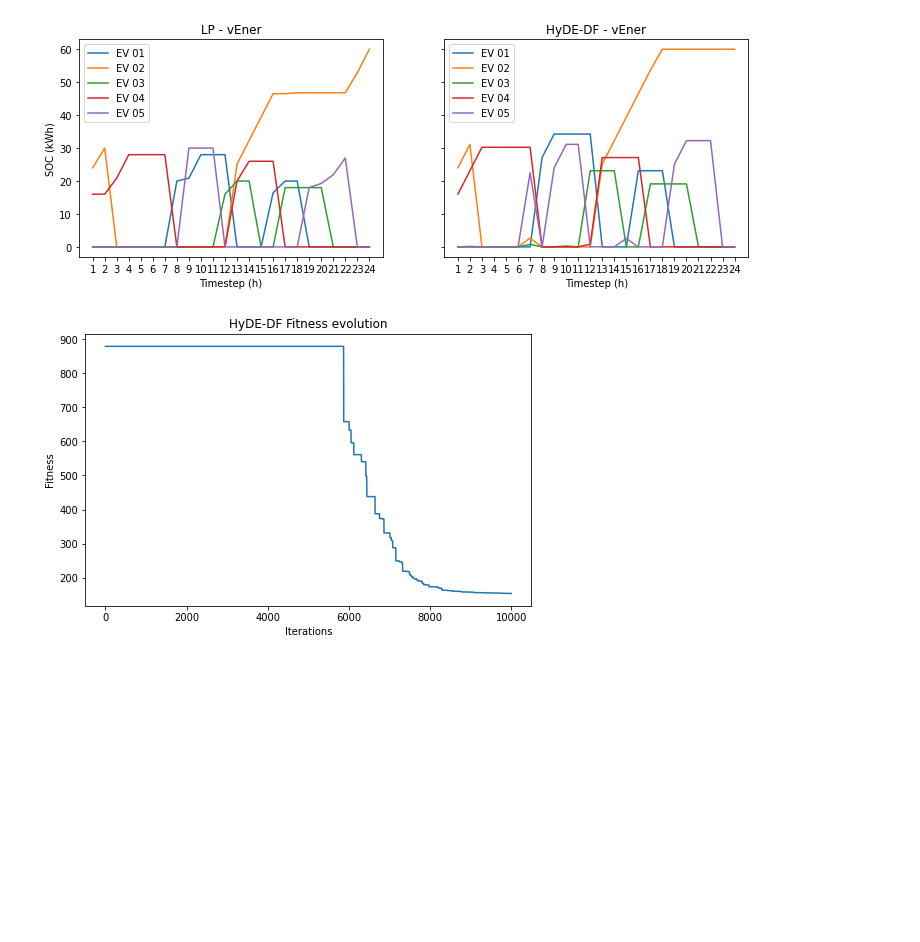
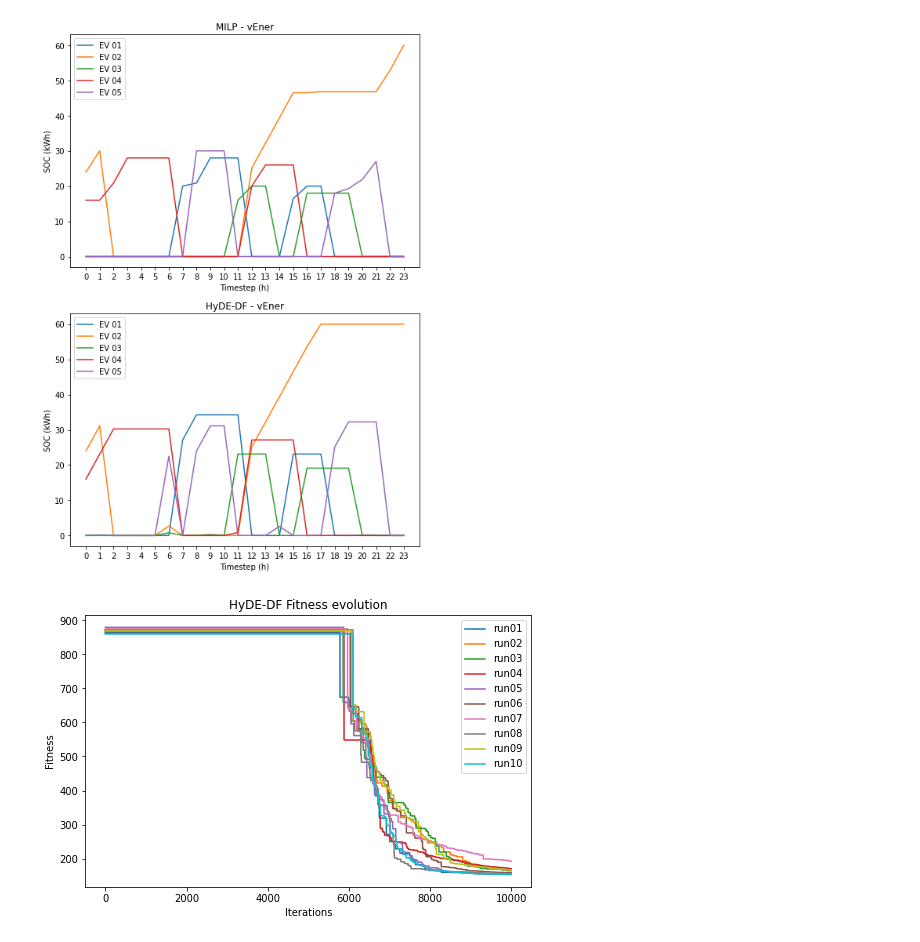
Before and after one commit to ECGomes/eso_project, a Jupyter notebook: visualization.ipynb, the cells around one changed output. Cells and saved outputs as stored; diff of their text form; code cells hidden in the pictures; blank space fills up the shorter version.

```diff
--- a/visualization.ipynb
+++ b/visualization.ipynb
@@ -190,40 +202,47 @@ plt.show()
 # %%
 # Plot the vehicles
 
-fig, axs = plt.subplots(ncols=2, nrows=1, figsize=(12, 4), sharex=True, sharey=True)
+fig, axs = plt.subplots(ncols=1, nrows=2, figsize=(8, 12))
 
 # Plot LP
 for v in range(lp_v2gEner.shape[0]):
-    axs[0].plot(lp_v2gEner.iloc[v], label='EV {:02d}'.format(v+1))
+    axs[0].plot(range(24), lp_v2gEner.iloc[v], label='EV {:02d}'.format(v+1))
 
-axs[0].set_title('LP - vEner')
+axs[0].set_title('MILP - vEner')
 axs[0].legend()
 
 axs[0].set_ylabel('SOC (kWh)')
 axs[0].set_xlabel('Timestep (h)')
+axs[0].set_xticks(range(24))
 
 for v in range(hydedf_decoded['v2gEnerState'].shape[0]):
-    axs[1].plot(hydedf_decoded['v2gEnerState'][v], label='EV {:02d}'.format(v+1))
+    axs[1].plot(range(24), hydedf_decoded['v2gEnerState'][v], label='EV {:02d}'.format(v+1))
 
 axs[1].set_title('HyDE-DF - vEner')
 axs[1].legend()
+axs[1].set_ylabel('SOC (kWh)')
 axs[1].set_xlabel('Timestep (h)')
+axs[1].set_xticks(range(24))
 
 plt.show()
 # %% [output]
-[figure, old version]
+[figure, new version]
 # %%
 # Plot HyDE-DF fitness history
 
 fig = plt.figure(figsize=(8, 5))
 
-plt.plot(hydedf_history['run{:02d}'.format(np.argmin(hydedf_fit['Fit'])+1)])
+#plt.plot(hydedf_history['run{:02d}'.format(np.argmin(hydedf_fit['Fit'])+1)])
+for key in hydedf_history.keys():
+    plt.plot(hydedf_history[key], label=key)
 
 plt.ylabel('Fitness')
 plt.xlabel('Iterations')
 
+plt.legend()
+
 plt.title('HyDE-DF Fitness evolution')
 
 plt.show()
 # %% [output]
-[figure, old version]
+[figure, new version]
```
Also changed, not shown: parts of 4 cells of this notebook.
